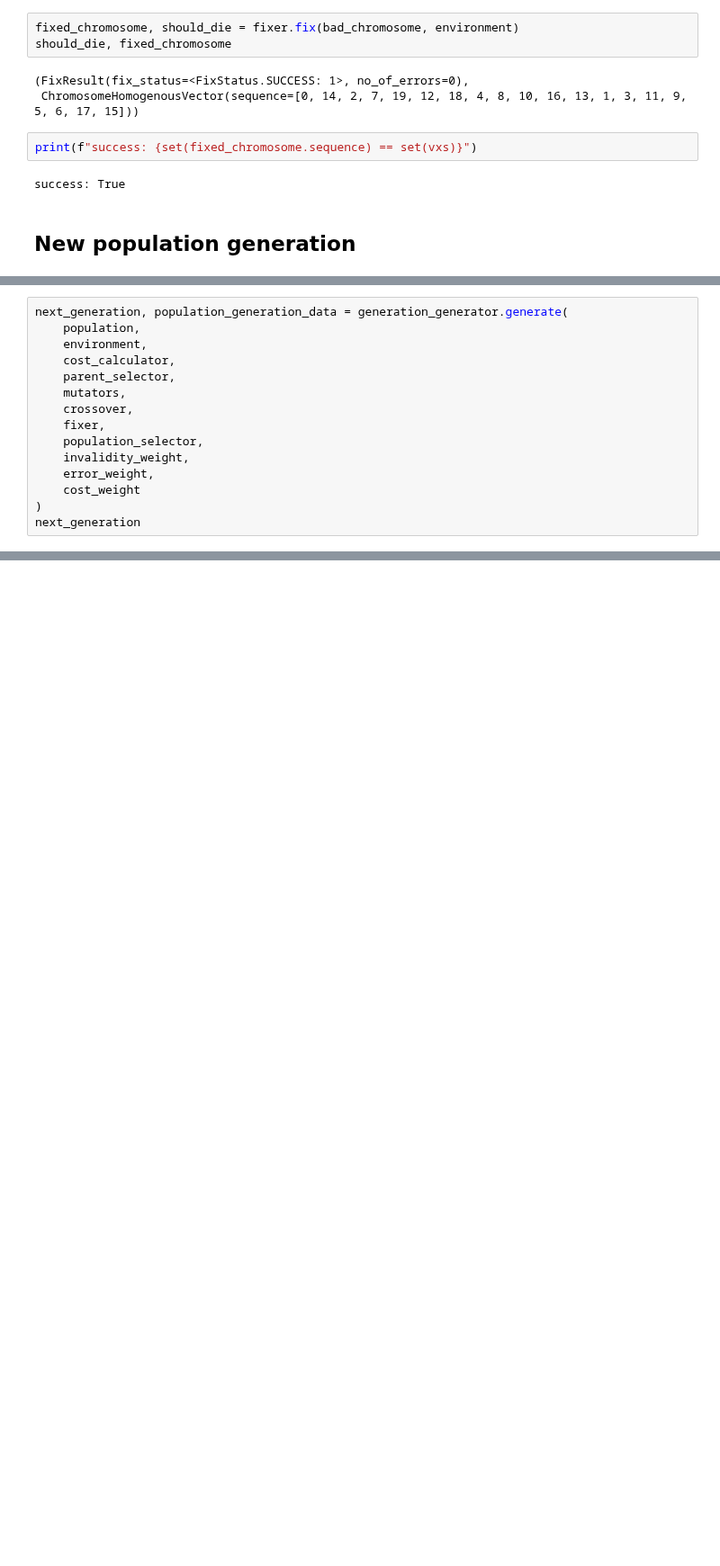
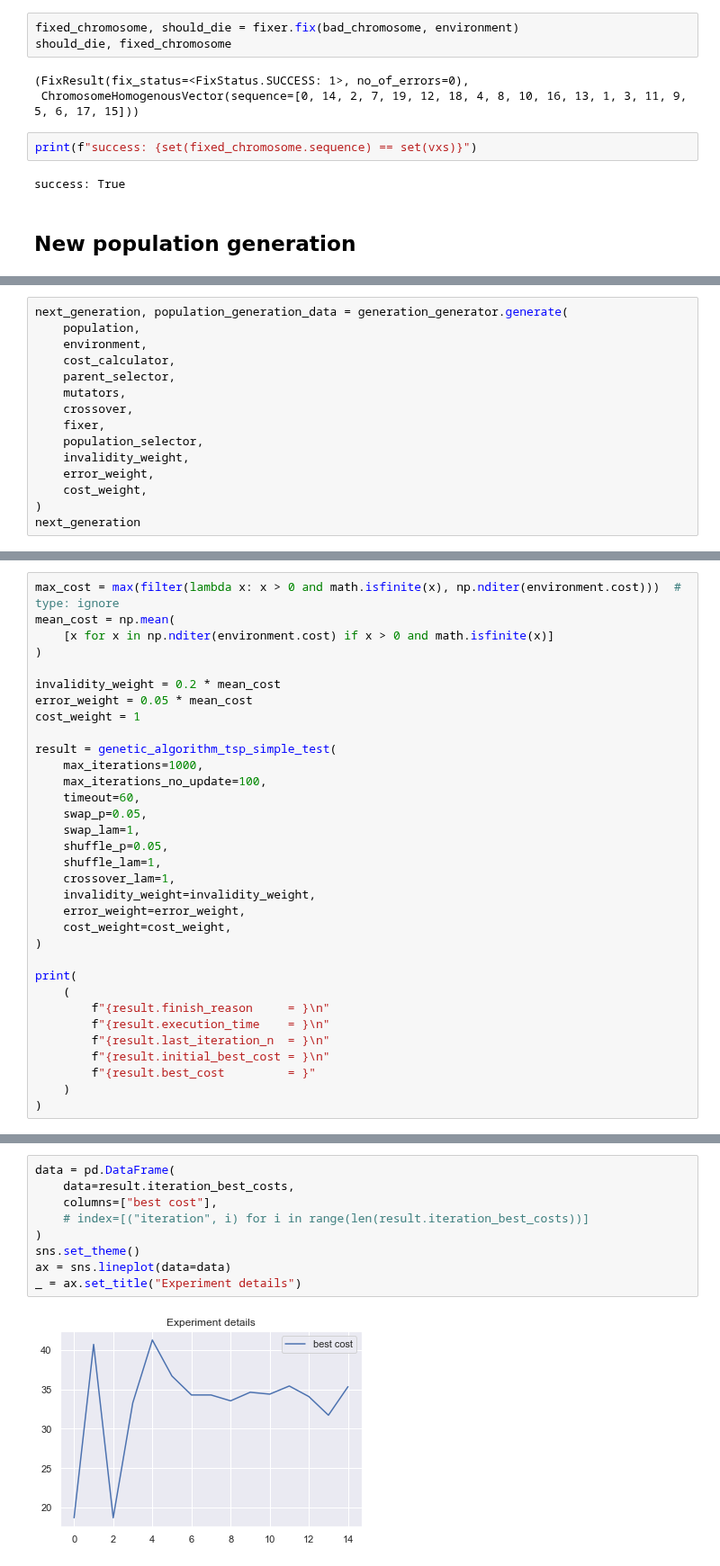
Before and after one commit to mateusz-obszanski/praca-inzynierska, a Jupyter notebook: genetic_algotihm_development.ipynb, the cells around one changed output, grey strips where cells are left out. Shown at 90% size. Saved outputs shown, nothing was run; the diff lists cells and outputs as text; blank space fills up the shorter version.

Commit message:
experiment0

```diff
--- a/genetic_algotihm_development.ipynb
+++ b/genetic_algotihm_development.ipynb
@@ -283,7 +290,7 @@ next_generation, population_generation_data = generation_generator.generate(
     population_selector,
     invalidity_weight,
     error_weight,
-    cost_weight
+    cost_weight,
 )
 next_generation
 # %% [output]
@@ -309,0 +472,33 @@ next_generation
+# %%
+max_cost = max(filter(lambda x: x > 0 and math.isfinite(x), np.nditer(environment.cost)))  # type: ignore
+mean_cost = np.mean(
+    [x for x in np.nditer(environment.cost) if x > 0 and math.isfinite(x)]
+)
+
+invalidity_weight = 0.2 * mean_cost
+error_weight = 0.05 * mean_cost
+cost_weight = 1
+
+result = genetic_algorithm_tsp_simple_test(
+    max_iterations=1000,
+    max_iterations_no_update=100,
+    timeout=60,
+    swap_p=0.05,
+    swap_lam=1,
+    shuffle_p=0.05,
+    shuffle_lam=1,
+    crossover_lam=1,
+    invalidity_weight=invalidity_weight,
+    error_weight=error_weight,
+    cost_weight=cost_weight,
+)
+
+print(
+    (
+        f"{result.finish_reason     = }\n"
+        f"{result.execution_time    = }\n"
+        f"{result.last_iteration_n  = }\n"
+        f"{result.initial_best_cost = }\n"
+        f"{result.best_cost         = }"
+    )
+)
@@ -309,0 +507,11 @@ next_generation
+# %%
+data = pd.DataFrame(
+    data=result.iteration_best_costs,
+    columns=["best cost"],
+    # index=[("iteration", i) for i in range(len(result.iteration_best_costs))]
+)
+sns.set_theme()
+ax = sns.lineplot(data=data)
+_ = ax.set_title("Experiment details")
+# %% [output]
+[figure, added]
```
Also changed, not shown: parts of 7 cells of this notebook, 5 other files.
